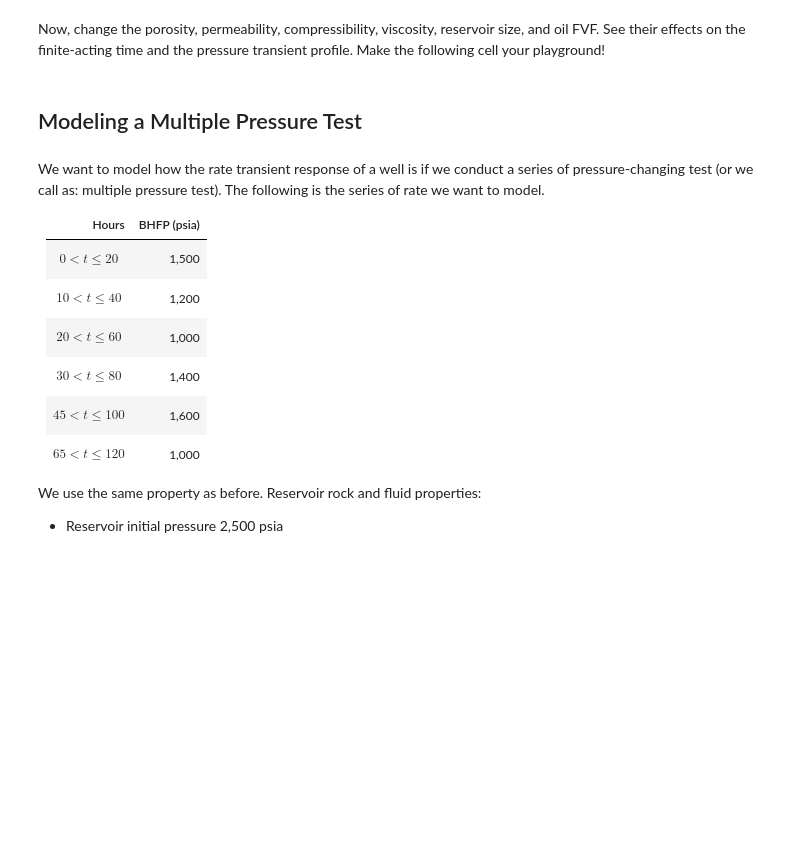
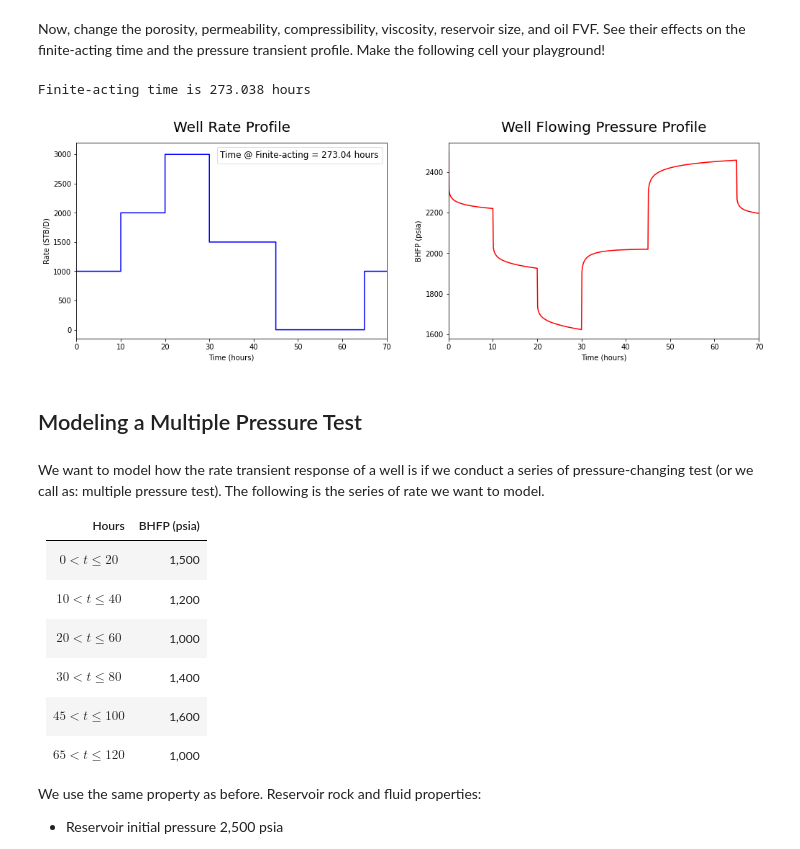
Before and after one commit to yohanesnuwara/python-bootcamp-for-geoengineers, a Jupyter notebook: EnP_training/session5_welltest.ipynb, the cells around one changed output. Drawn from its saved outputs; the diff is of its cells as text; code cells hidden in the pictures; blank space fills up the shorter version.

```diff
--- a/EnP_training/session5_welltest.ipynb
+++ b/EnP_training/session5_welltest.ipynb
@@ -91,3 +138,30 @@ Now, change the porosity, permeability, compressibility, viscosity, reservoir si
+# %%
+# Inputs
+poro = 0.4 # Porosity
+ct = 12E-6 # Total compressibility, sip
+perm = 300 # Permeability, md
+rw = 4 * .08333 # Radius of wellbore, convert inch to ft
+h = 32 # Reservoir thickness, ft
+mu = 2 # Oil viscosity, cp
+re = 3000 # Distance from centre of wellbore to outer reservoir boundary, ft
+Bo = 1.33 # Oil FVF, RB/STB
+
+p_initial = 2500 # Initial pressure, psia
+
+# calculate finite-acting time
+t_finite = time_finite_acting(perm, poro, mu, ct, rw, re)
+t_finite = np.round(t_finite, 3) # round to 3 decimal places
+
+print('Finite-acting time is {} hours'.format(t_finite))
+
+# specify time step
+t_step = 0.1
+
+simulate_multirate_test(p_initial, t_step, t_change, q_change,
+                        re, rw, perm, poro, mu, ct, Bo, h)
+# %% [output]
+Finite-acting time is 273.038 hours
+[figure, added]
 # %% [markdown]
 ## Modeling a Multiple Pressure Test
 # %% [markdown]
```
Also changed, not shown: parts of 47 cells of this notebook.
